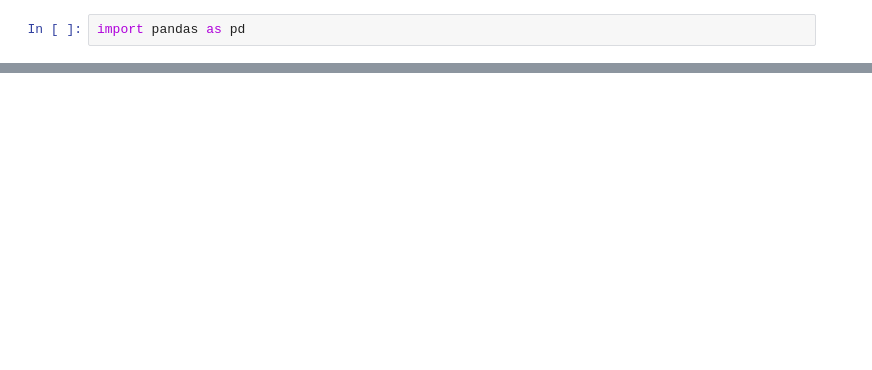
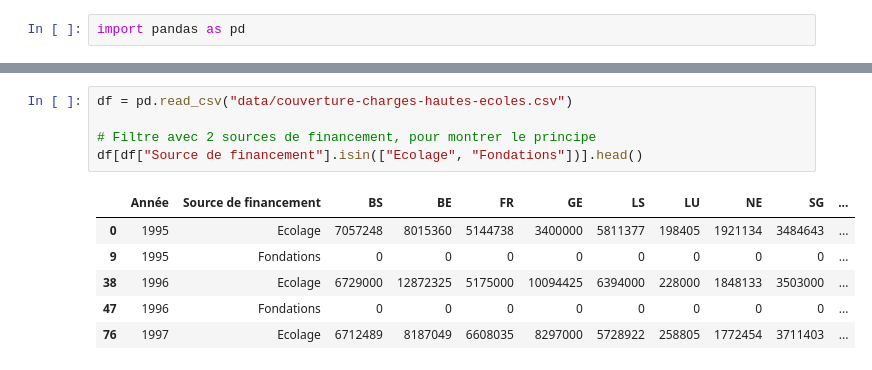
Before and after one commit to palrogg/intro_github_2024, a Jupyter notebook: 05-Pivot.ipynb, the cells around one changed output, grey strips where cells are left out. Cells and saved outputs as stored; diff of their text form; blank space fills up the shorter version.

```diff
--- a/05-Pivot.ipynb
+++ b/05-Pivot.ipynb
@@ -93,0 +17,12 @@ Name: count, Length: 768, dtype: int64
+# %%
+df = pd.read_csv("data/couverture-charges-hautes-ecoles.csv")
+
+# Filtre avec 2 sources de financement, pour montrer le principe
+df[df["Source de financement"].isin(["Ecolage", "Fondations"])].head()
+# %% [output]
+|  | Année | Source de financement | BS | BE | FR | GE | LS | LU | NE | SG | ... |
+| 0 | 1995 | Ecolage | 7057248 | 8015360 | 5144738 | 3400000 | 5811377 | 198405 | 1921134 | 3484643 | ... |
+| 9 | 1995 | Fondations | 0 | 0 | 0 | 0 | 0 | 0 | 0 | 0 | ... |
+| 38 | 1996 | Ecolage | 6729000 | 12872325 | 5175000 | 10094425 | 6394000 | 228000 | 1848133 | 3503000 | ... |
+| 47 | 1996 | Fondations | 0 | 0 | 0 | 0 | 0 | 0 | 0 | 0 | ... |
+| 76 | 1997 | Ecolage | 6712489 | 8187049 | 6608035 | 8297000 | 5728922 | 258805 | 1772454 | 3711403 | ... |
```
Also changed, not shown: parts of 31 cells of this notebook, 1 other file.
